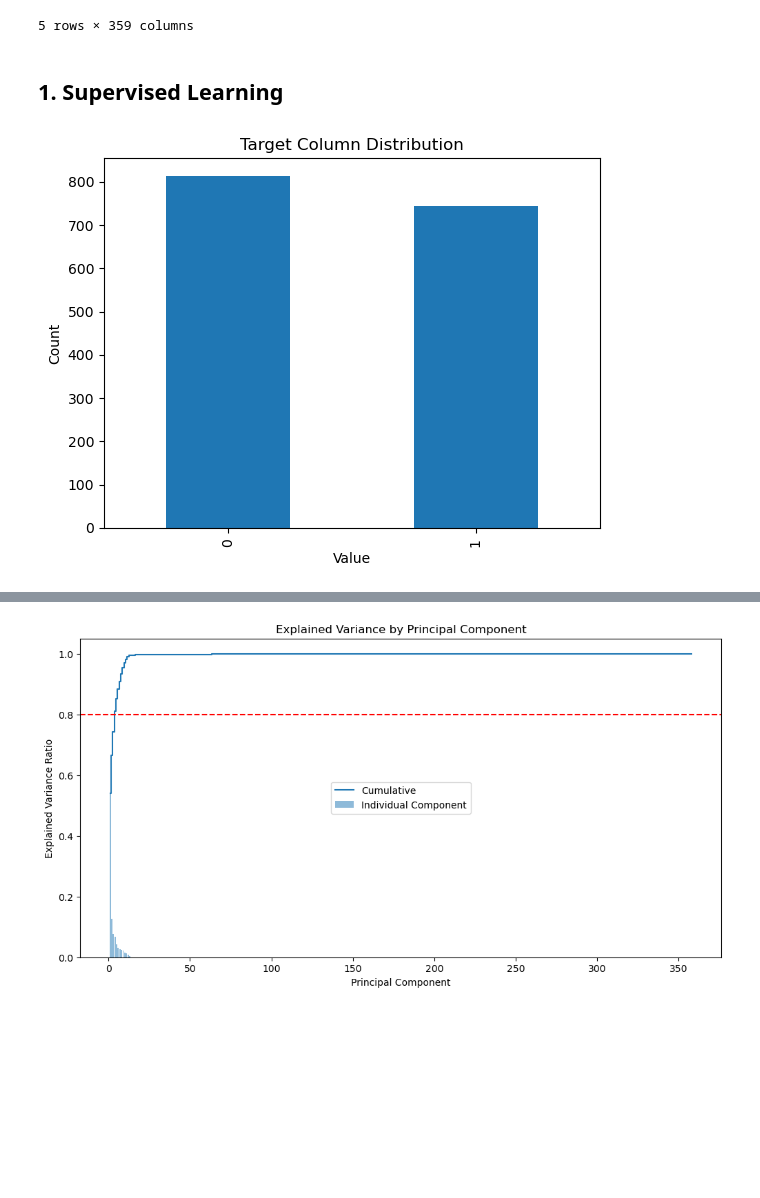
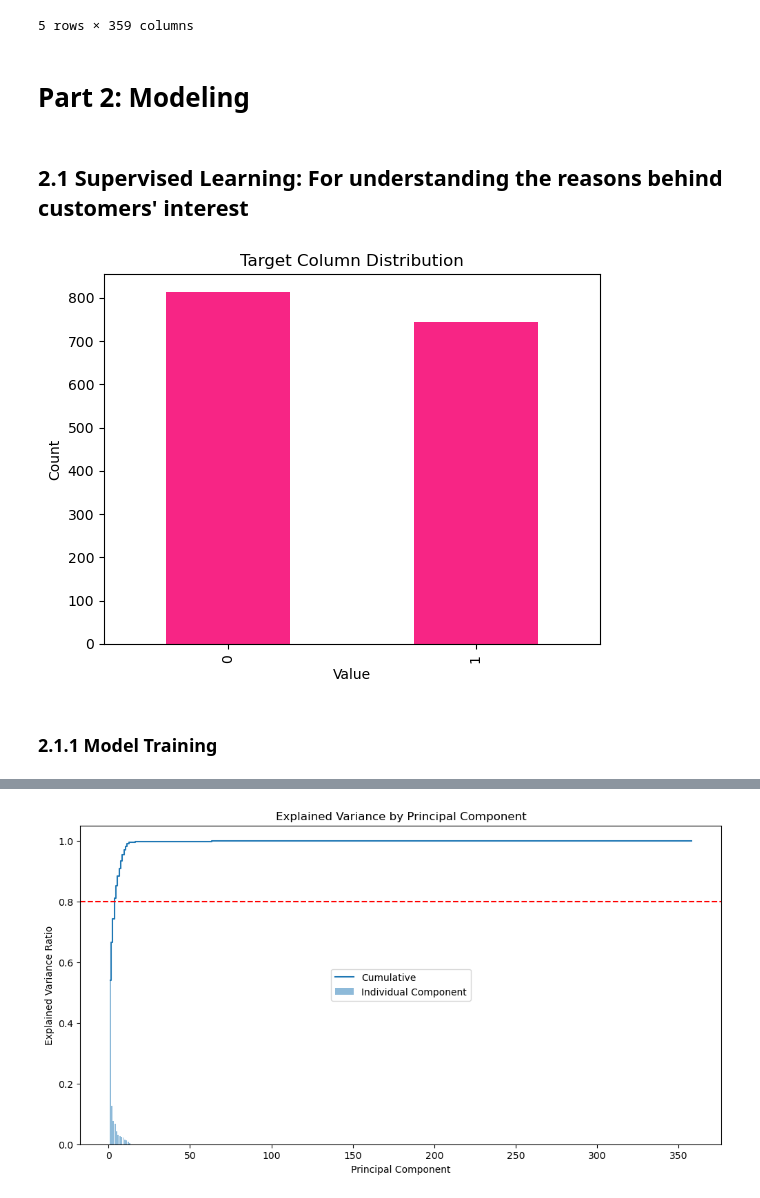
Before and after one commit to maskegger/Deloitte-Survey-Analysis, a Jupyter notebook: Model Training and Evaluation.ipynb, the cells around one changed output, grey strips where cells are left out. Cells and saved outputs as stored; diff of their text form; code cells hidden in the pictures; blank space fills up the shorter version.

```diff
--- a/Model Training and Evaluation.ipynb
+++ b/Model Training and Evaluation.ipynb
@@ -41,5 +43,7 @@ df.head()
 | 3 | 16.0 | 1 | 1 | 0 | ... |
 | 4 | 32.0 | 1 | 0 | 0 | ... |
 5 rows × 359 columns
+# %% [markdown]
+# Part 2: Modeling
 # %% [markdown]
-## 1. Supervised Learning
+## 2.1 Supervised Learning: For understanding the reasons behind customers' interest
@@ -46,21 +55,17 @@ df.head()
 # %%
-target_col = 'Q29 - You said that you subscribe to home Internet access, how much more would you be willing to pay to receive double your download speed?'
-
-df.drop(columns="Q26 - Which of the following subscriptions does your household purchase?-Home internet", inplace=True)
-
-# Count the number of occurrences of each unique value in the target column
+# counting the number of occurrences of each unique value in the target column
 counts = df[target_col].value_counts()
 
-# Create a bar plot of the counts
-counts.plot(kind='bar')
+# creating a bar plot of the counts
+counts.plot(kind='bar', color= custom_colors[2])
 
-# Set the plot title and axis labels
+# setting the plot title and axis labels
 plt.title('Target Column Distribution')
 plt.xlabel('Value')
 plt.ylabel('Count')
-
-# Display the plot
 plt.show()
 # %% [output]
-[figure, old version]
+[figure, new version]
+# %% [markdown]
+### 2.1.1 Model Training
 # %%
```
Also changed, not shown: parts of 50 cells of this notebook.
